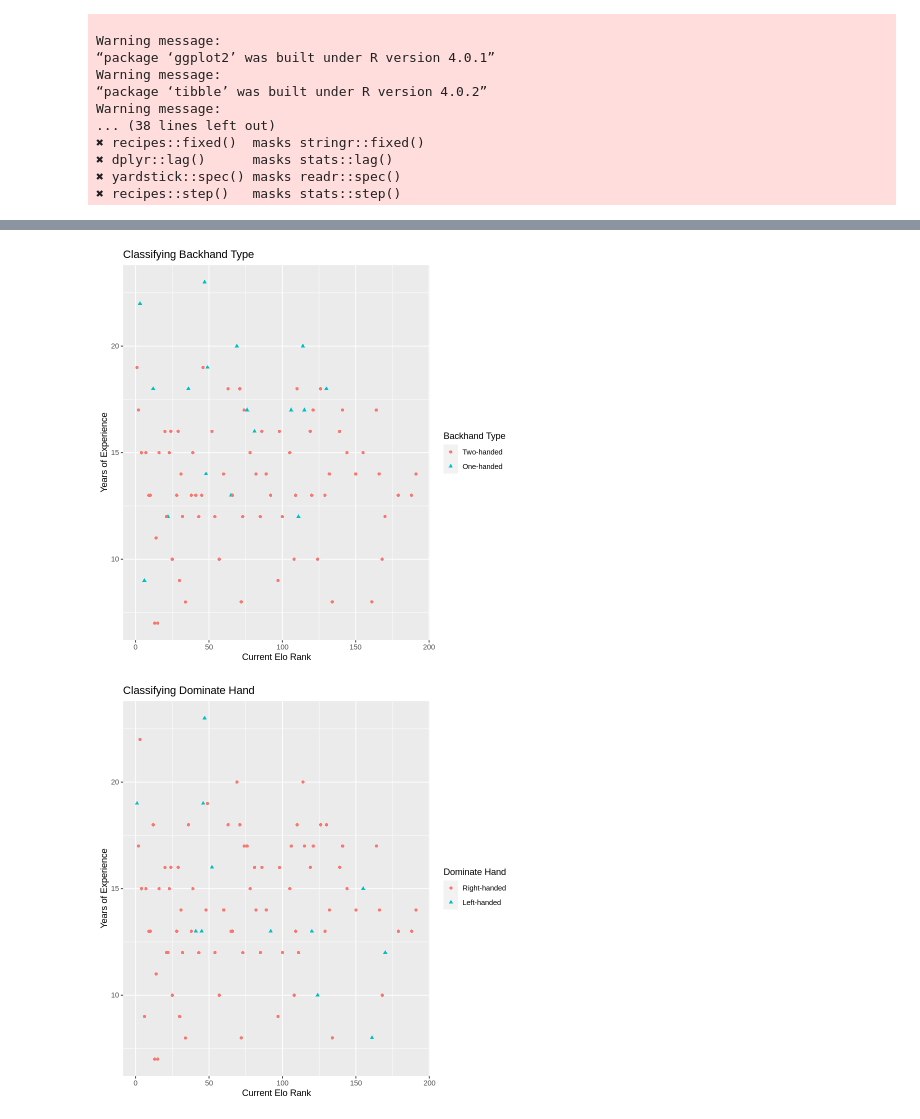
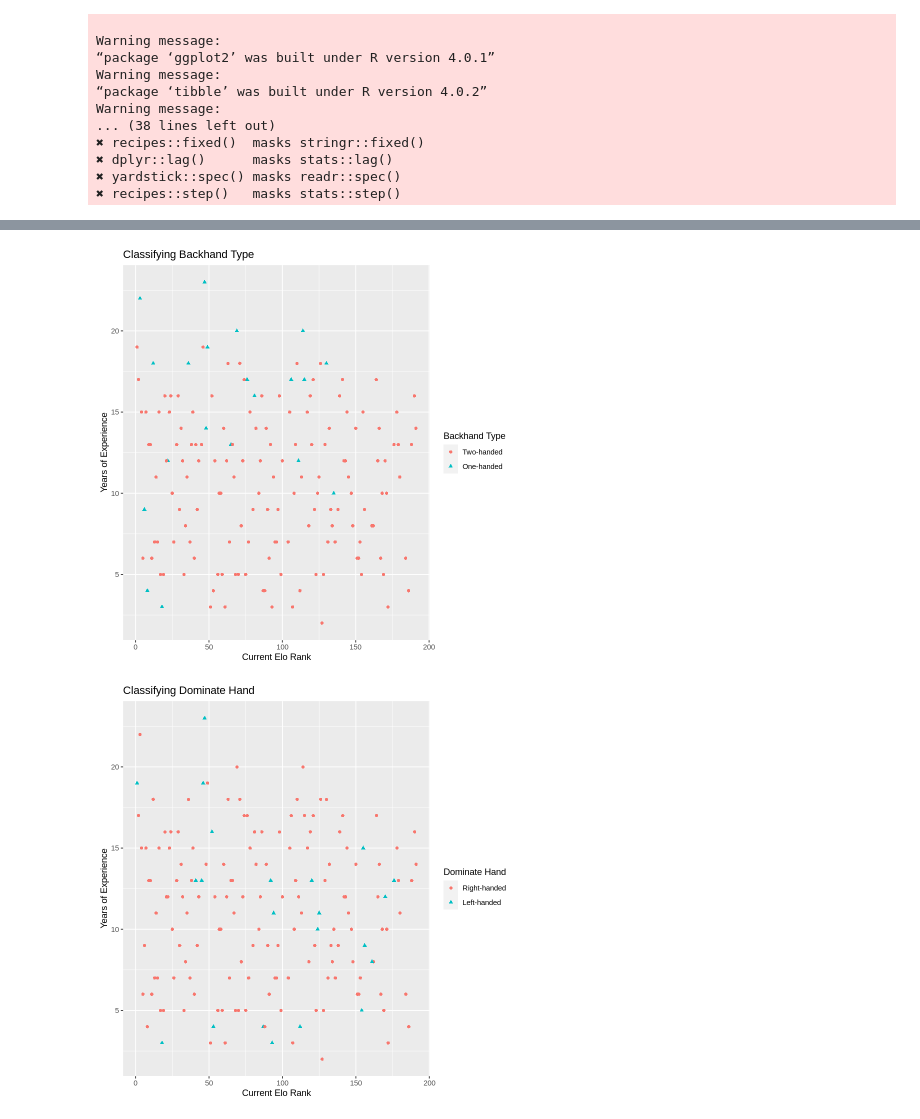
Before and after one commit to J4mesAcastor/group5_player_stats, a Jupyter notebook: Report.ipynb, the cells around one changed output, grey strips where cells are left out. Cells and saved outputs as stored; diff of their text form; code cells hidden in the pictures.

```diff
--- a/Report.ipynb
+++ b/Report.ipynb
@@ -28,18 +28,19 @@ Warning message:
 # Data read from https://drive.google.com/uc?export=download&id=1_MECmUXZuuILYeEOfonSGqodW6qVdhsS
 player_stats <- read_csv("https://drive.google.com/uc?export=download&id=1_MECmUXZuuILYeEOfonSGqodW6qVdhsS")
 colnames(player_stats) <- make.names(colnames(player_stats))
-#   Remove unnecessary columns
+
+# Cleaning up the dataframe
 player_stats_clean <- player_stats %>%
-    select(Age:Peak.Elo.Rating, -Retired, -Country, -Wikipedia, -Current.Rank,-Name, -Seasons, -Prize.Money, -Active, -Favorite.Surface, -Best.Elo.Rank) %>%
+#   Remove unnecessary columns and remove columns with NA values
+    select(Backhand, Plays, Turned.Pro, Current.Elo.Rank) %>%
     na.omit() %>%
 #   Mutating columns with as_factor()
-    mutate(Dominate.Hand = as_factor(Plays)) %>%
-    select(-Plays) %>%
+    mutate(Plays = as_factor(Plays)) %>%
+    rename(Dominate.Hand = Plays) %>%
     mutate(Backhand = as_factor(Backhand)) %>%
-#   Cleaning up columns with string values
-    mutate(Height = strtoi(str_remove(Height, " cm"))) %>%
+#   Cleaning up columns with strings and turning them into numeric values
     mutate(Year.Experience = 2020 - Turned.Pro) %>%
-    mutate(Age = strtoi(substr(Age, 0, 2))) %>%
+    select(-Turned.Pro) %>%
     mutate(Current.Elo.Rank = strtoi(substr(Current.Elo.Rank, 0, nchar(Current.Elo.Rank)-7)))
 
 player_stats
@@ -85,24 +86,24 @@ A tibble: 88 × 9
 # %%
 set.seed(1234) # DO NOT REMOVE
 # plotting the two predictors (Current.Elo.Rank and Year.Experience) classifying between Backhand and Dominate.Hand
-backhand_plot <- player_stats_clean %>%
+back_plot <- player_stats_clean %>%
     ggplot(aes(x = Current.Elo.Rank, y = Year.Experience)) +
         geom_point(aes(shape = Backhand, color = Backhand)) +
         labs(x = "Current Elo Rank", y = "Years of Experience",
              shape = "Backhand Type", color = "Backhand Type") +
         ggtitle("Classifying Backhand Type")
-backhand_plot
+back_plot
 
-hand_plot <- player_stats_clean %>%
+dominate_plot <- player_stats_clean %>%
     ggplot(aes(x = Current.Elo.Rank, y = Year.Experience)) +
         geom_point(aes(shape = Dominate.Hand, color = Dominate.Hand)) +
         labs(x = "Current Elo Rank", y = "Years of Experience",
              shape = "Dominate Hand", color = "Dominate Hand") +
         ggtitle("Classifying Dominate Hand")
-hand_plot
+dominate_plot
 # %% [output]
-[figure, old version]
+[figure, new version]
-[figure, old version]
+[figure, new version]
 # %%
 set.seed(1234) # DO NOT REMOVE
 # Making the training and testing splits for each of the predictions
```
Also changed, not shown: parts of 8 cells of this notebook.
